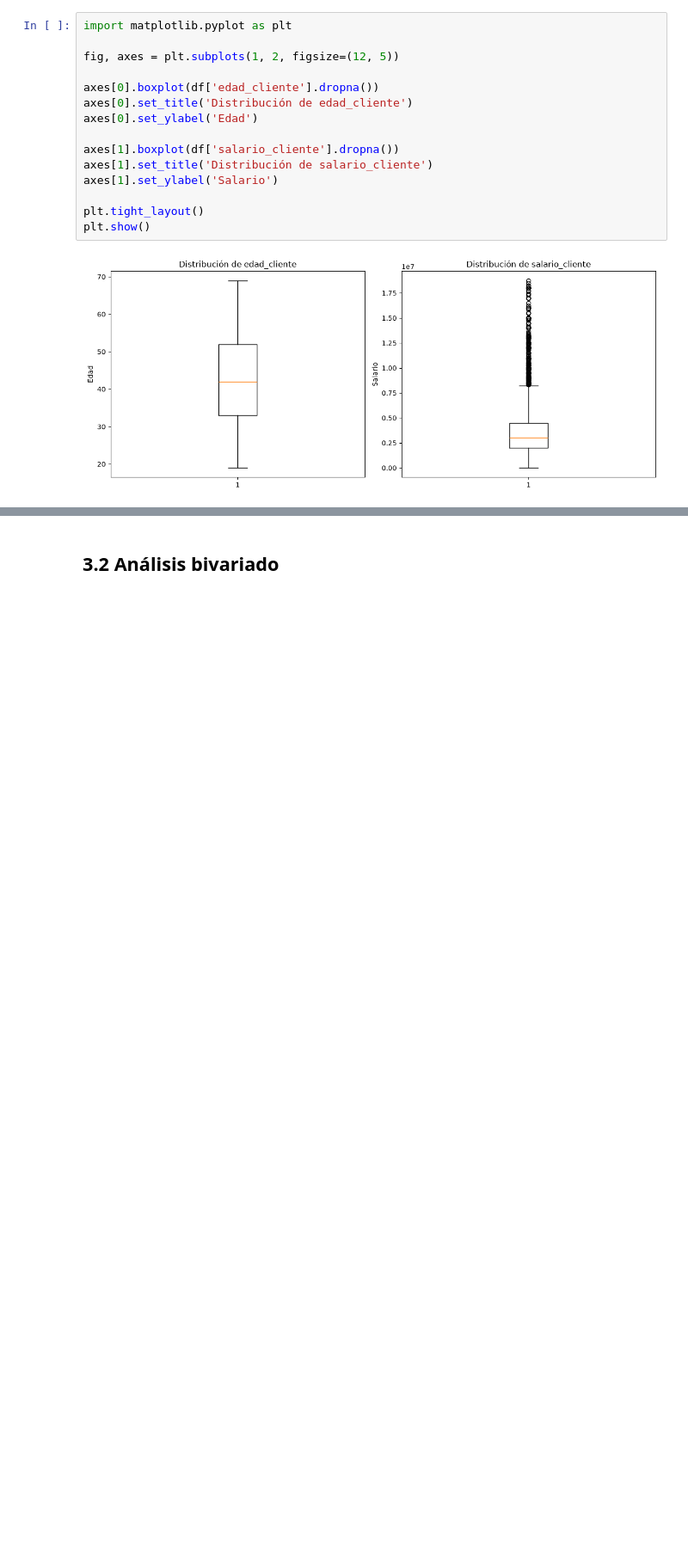
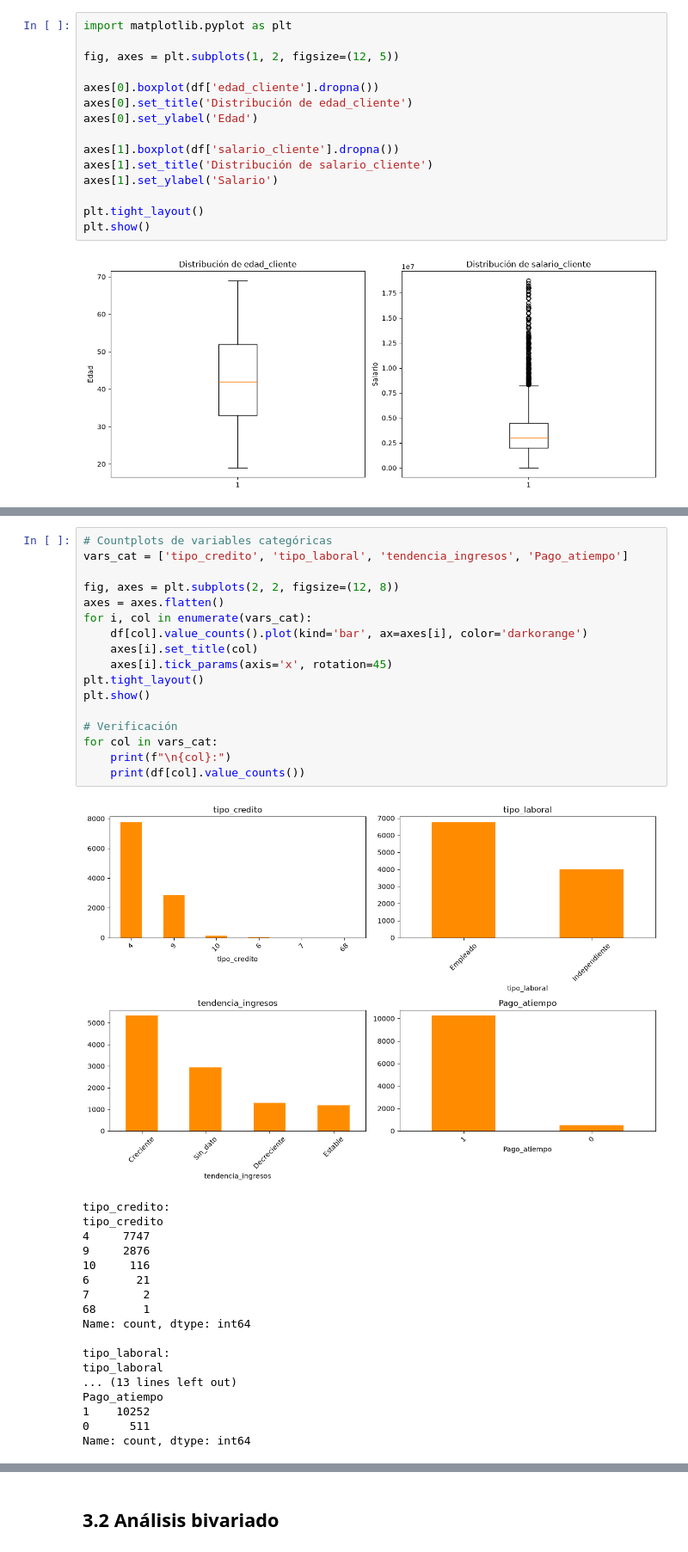
Before and after one commit to papiarcacamilo/MLOPS_CURSE, a Jupyter notebook: src/transformacion_eda.ipynb, the cells around one changed output, grey strips where cells are left out. Shown at 86% size. Cells and saved outputs as stored; diff of their text form; blank space fills up the shorter version.

```diff
--- a/src/transformacion_eda.ipynb
+++ b/src/transformacion_eda.ipynb
@@ -506,0 +530,36 @@ ModuleNotFoundError: No module named 'scipy'
+# %%
+# Countplots de variables categóricas
+vars_cat = ['tipo_credito', 'tipo_laboral', 'tendencia_ingresos', 'Pago_atiempo']
+
+fig, axes = plt.subplots(2, 2, figsize=(12, 8))
+axes = axes.flatten()
+for i, col in enumerate(vars_cat):
+    df[col].value_counts().plot(kind='bar', ax=axes[i], color='darkorange')
+    axes[i].set_title(col)
+    axes[i].tick_params(axis='x', rotation=45)
+plt.tight_layout()
+plt.show()
+
+# Verificación
+for col in vars_cat:
+    print(f"\n{col}:")
+    print(df[col].value_counts())
+# %% [output]
+[figure, added]
+tipo_credito:
+tipo_credito
+4     7747
+9     2876
+10     116
+6       21
+7        2
+68       1
+Name: count, dtype: int64
+
+tipo_laboral:
+tipo_laboral
+... (13 lines left out)
+Pago_atiempo
+1    10252
+0      511
+Name: count, dtype: int64
```
Also changed, not shown: parts of 37 cells of this notebook, 1 other file.
